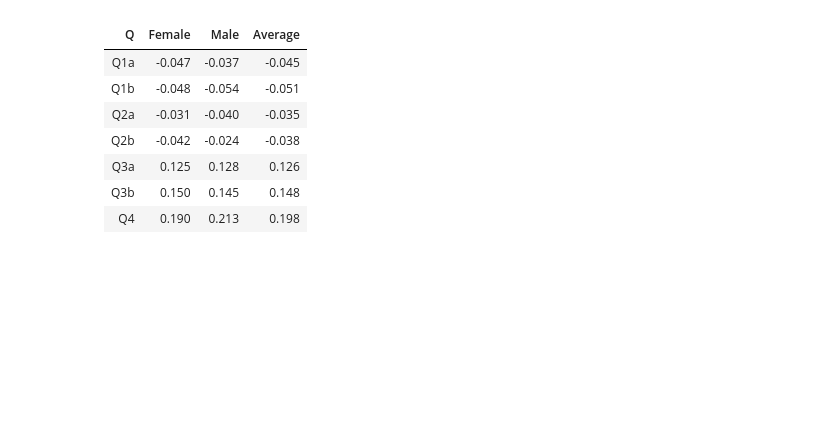
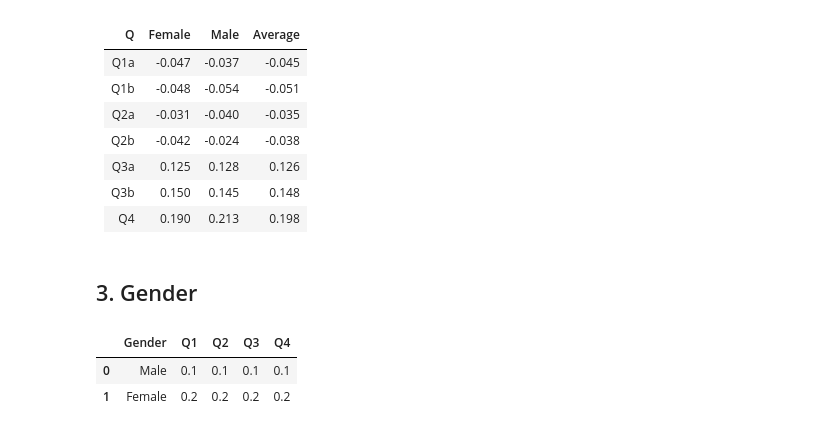
Before and after one commit to tgr2uk/surveyAnalysis, a Jupyter notebook: 4. Cohort analysis.ipynb, the cells around one changed output. Saved outputs shown, nothing was run; the diff lists cells and outputs as text; code cells hidden in the pictures; blank space fills up the shorter version.

```diff
--- a/4. Cohort analysis.ipynb
+++ b/4. Cohort analysis.ipynb
@@ -1637,3 +1603,5 @@ Std dev:           0.307
 | Q3a               |   0.125   | 0.128 | 0.126 |
 | Q3b               |   0.150   | 0.145 | 0.148 |
 | Q4               |   0.190   | 0.213 | 0.198 |
+# %% [markdown]
+## 3. Gender
@@ -1639,0 +1615,6 @@ Std dev:           0.307
+# %%
+gender_results_df
+# %% [output]
+|  | Gender | Q1 | Q2 | Q3 | Q4 |
+| 0 | Male | 0.1 | 0.1 | 0.1 | 0.1 |
+| 1 | Female | 0.2 | 0.2 | 0.2 | 0.2 |
```
Also changed, not shown: parts of 33 cells of this notebook.
